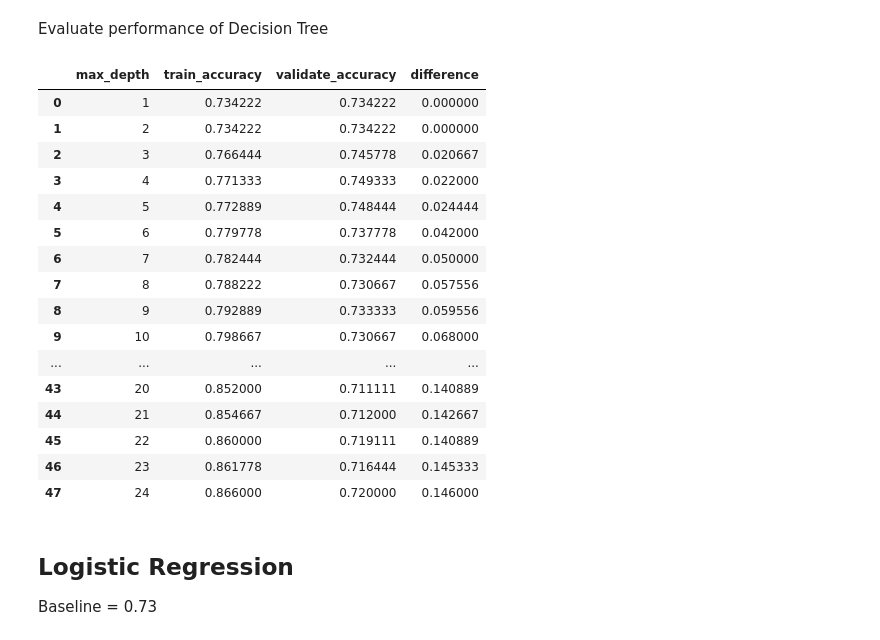
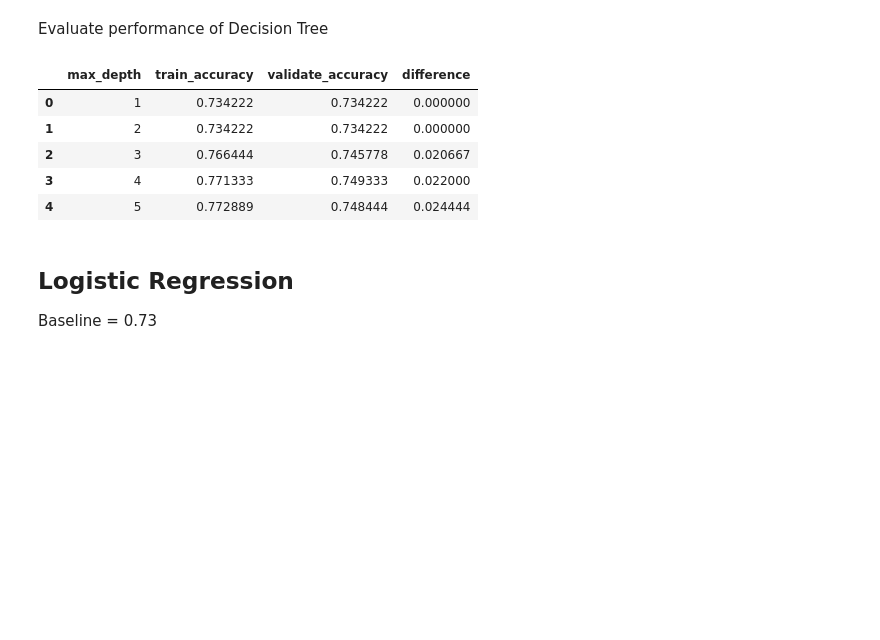
Before and after one commit to lindyc12/telco_project-, a Jupyter notebook: Telco_report.ipynb, the cells around one changed output. Cells and saved outputs as stored; diff of their text form; code cells hidden in the pictures; blank space fills up the shorter version.

```diff
--- a/Telco_report.ipynb
+++ b/Telco_report.ipynb
@@ -393,45 +407,34 @@ from sklearn.tree import DecisionTreeClassifier, plot_tree, export_text
 for i in range(1, 25):
     # Make the model
     tree = DecisionTreeClassifier(max_depth=i, random_state=123)
 
     # Fit the model (on train and only train)
     tree = tree.fit(X_train, y_train)
 
     # Use the model
     # We'll evaluate the model's performance on train, first
     in_sample_accuracy = tree.score(X_train, y_train)
 
     out_of_sample_accuracy = tree.score(X_validate, y_validate)
 
     output = {
         "max_depth": i,
         "train_accuracy": in_sample_accuracy,
         "validate_accuracy": out_of_sample_accuracy
     }
 
     metrics.append(output)
 
 df = pd.DataFrame(metrics)
 df["difference"] = df.train_accuracy - df.validate_accuracy
-df
+df.head()
 # %% [output]
 |  | max_depth | train_accuracy | validate_accuracy | difference |
 | 0 | 1 | 0.734222 | 0.734222 | 0.000000 |
 | 1 | 2 | 0.734222 | 0.734222 | 0.000000 |
 | 2 | 3 | 0.766444 | 0.745778 | 0.020667 |
 | 3 | 4 | 0.771333 | 0.749333 | 0.022000 |
 | 4 | 5 | 0.772889 | 0.748444 | 0.024444 |
-| 5 | 6 | 0.779778 | 0.737778 | 0.042000 |
-| 6 | 7 | 0.782444 | 0.732444 | 0.050000 |
-| 7 | 8 | 0.788222 | 0.730667 | 0.057556 |
-| 8 | 9 | 0.792889 | 0.733333 | 0.059556 |
-| 9 | 10 | 0.798667 | 0.730667 | 0.068000 |
-| ... | ... | ... | ... | ... |
-| 43 | 20 | 0.852000 | 0.711111 | 0.140889 |
-| 44 | 21 | 0.854667 | 0.712000 | 0.142667 |
-| 45 | 22 | 0.860000 | 0.719111 | 0.140889 |
-| 46 | 23 | 0.861778 | 0.716444 | 0.145333 |
-| 47 | 24 | 0.866000 | 0.720000 | 0.146000 |
 # %% [markdown]
 ## Logistic Regression
 
```
Also changed, not shown: parts of 42 cells of this notebook.
